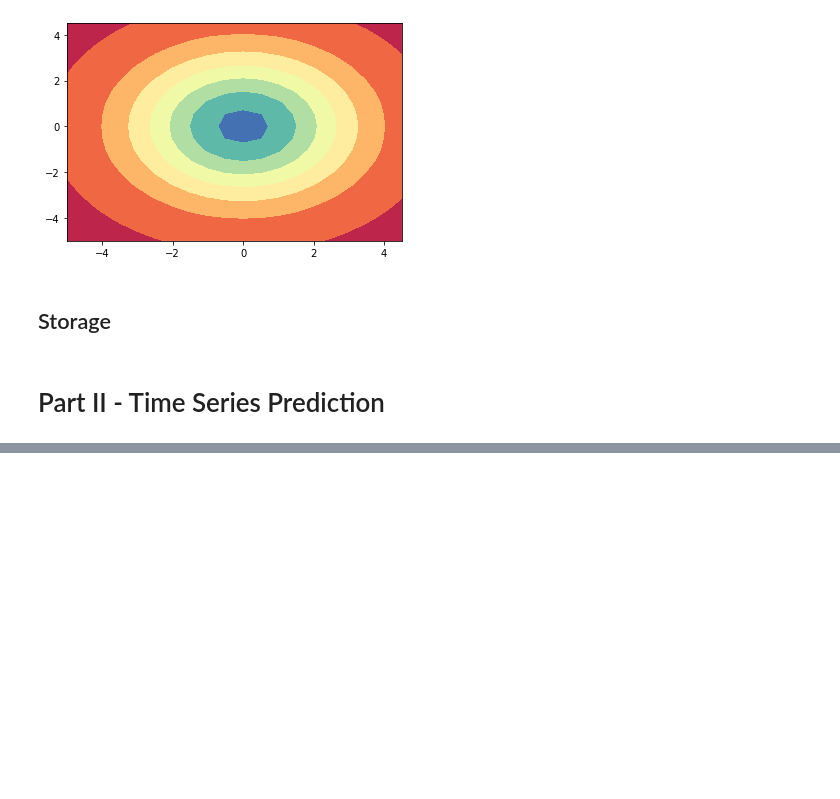
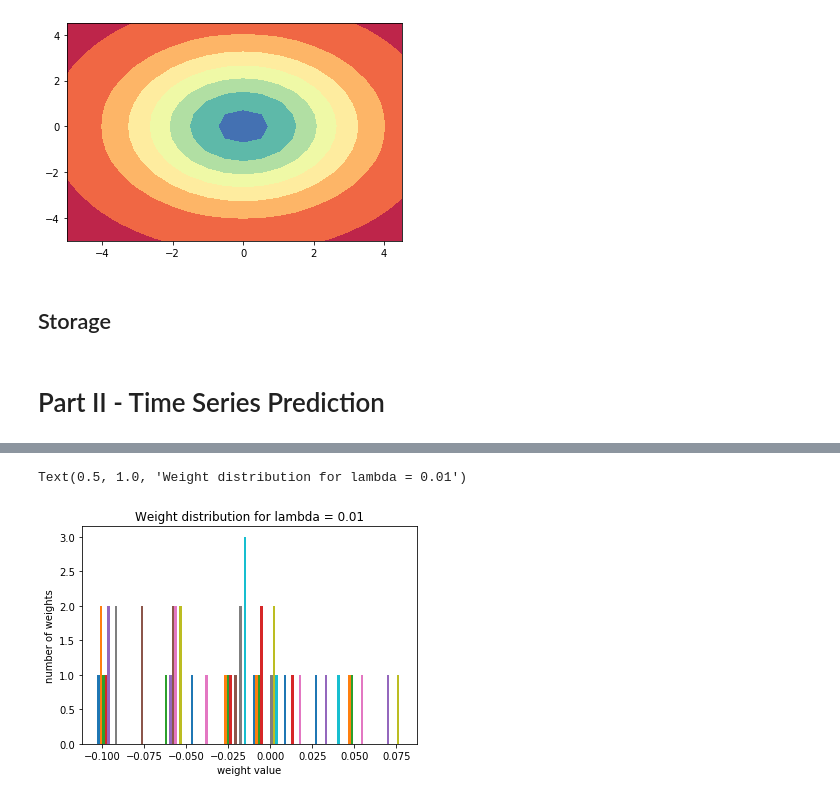
Before and after one commit to griiak/ANN-Assignment1-GS, a Jupyter notebook: A1/A1Part1.ipynb, the cells around one changed output, grey strips where cells are left out. Cells and saved outputs as stored; diff of their text form; code cells hidden in the pictures; blank space fills up the shorter version.

```diff
--- a/A1/A1Part1.ipynb
+++ b/A1/A1Part1.ipynb
@@ -718,0 +771,9 @@ Epoch 100/100
+# %%
+weights, biases = model.layers[0].get_weights()
+plt.hist(weights)
+plt.xlabel("weight value")
+plt.ylabel("number of weights")
+plt.title("Weight distribution for lambda = 0.01")
+# %% [output]
+Text(0.5, 1.0, 'Weight distribution for lambda = 0.01')
+[figure, added]
```
Also changed, not shown: parts of 13 cells of this notebook.
